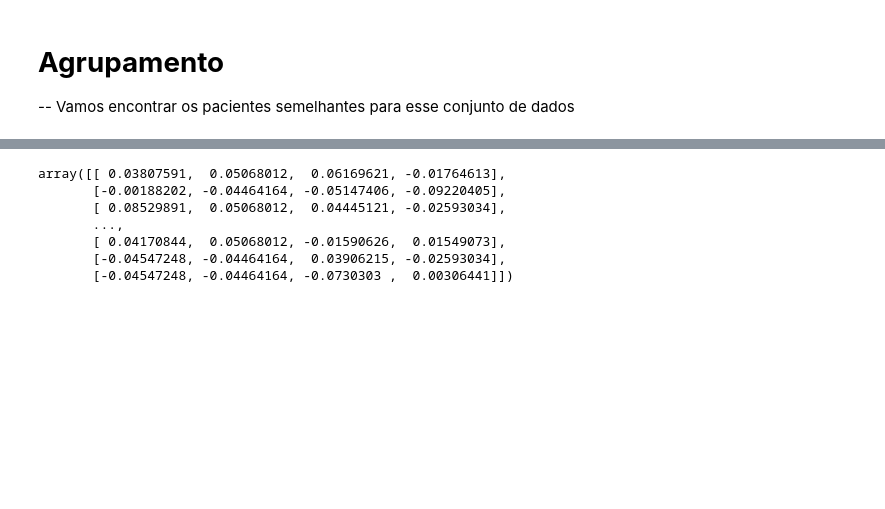
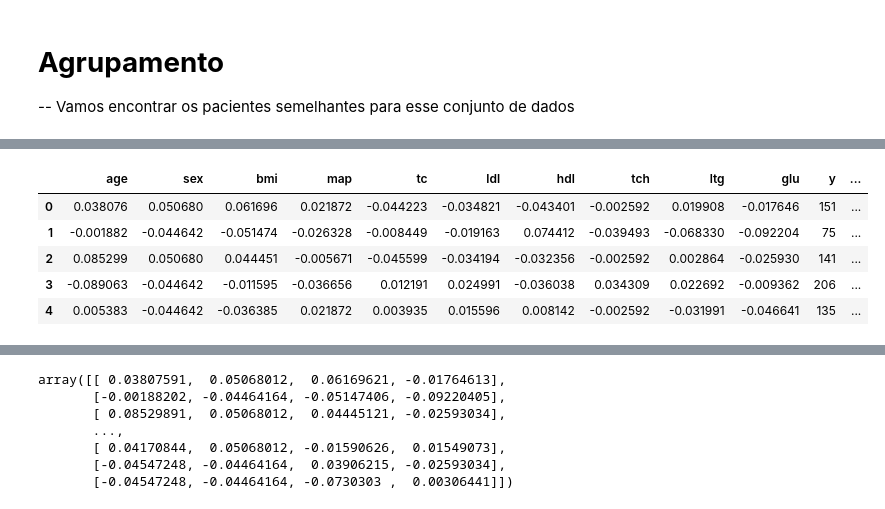
Before and after one commit to cantaruttim/Diabetes, a Jupyter notebook: Diabetes.ipynb, the cells around one changed output, grey strips where cells are left out. Saved outputs shown, nothing was run; the diff lists cells and outputs as text; code cells hidden in the pictures; blank space fills up the shorter version.

```diff
--- a/Diabetes.ipynb
+++ b/Diabetes.ipynb
@@ -264,0 +317,15 @@ dataset.head()
+# %%
+X = dataset.iloc[:, 0:10].values # todas as colunas
+
+agrupamento = KMeans(n_clusters=3, random_state=1)
+agrupamento.fit(X)
+
+dataset['Groups'] = agrupamento.labels_
+dataset.head()
+# %% [output]
+|  | age | sex | bmi | map | tc | ldl | hdl | tch | ltg | glu | y | ... |
+| 0 | 0.038076 | 0.050680 | 0.061696 | 0.021872 | -0.044223 | -0.034821 | -0.043401 | -0.002592 | 0.019908 | -0.017646 | 151 | ... |
+| 1 | -0.001882 | -0.044642 | -0.051474 | -0.026328 | -0.008449 | -0.019163 | 0.074412 | -0.039493 | -0.068330 | -0.092204 | 75 | ... |
+| 2 | 0.085299 | 0.050680 | 0.044451 | -0.005671 | -0.045599 | -0.034194 | -0.032356 | -0.002592 | 0.002864 | -0.025930 | 141 | ... |
+| 3 | -0.089063 | -0.044642 | -0.011595 | -0.036656 | 0.012191 | 0.024991 | -0.036038 | 0.034309 | 0.022692 | -0.009362 | 206 | ... |
+| 4 | 0.005383 | -0.044642 | -0.036385 | 0.021872 | 0.003935 | 0.015596 | 0.008142 | -0.002592 | -0.031991 | -0.046641 | 135 | ... |
```
Also changed, not shown: parts of 20 cells of this notebook.
